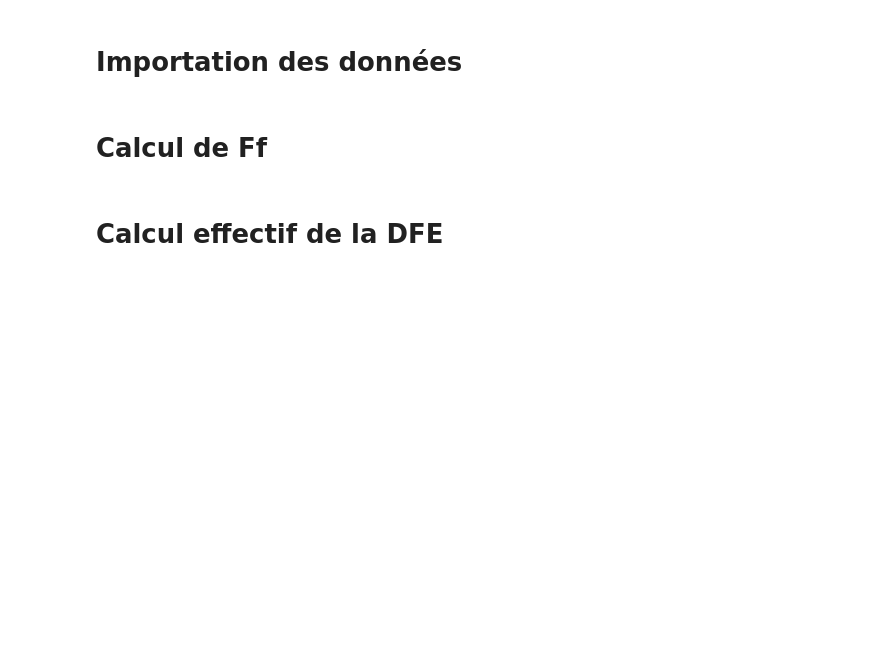
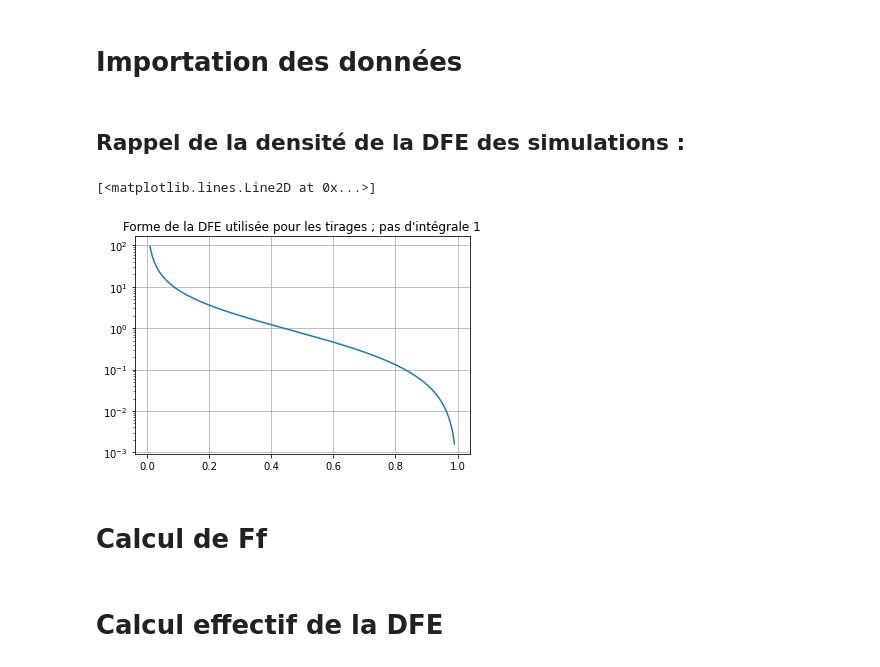
Before and after one commit to Jeremy-Andreoletti/MSV_Project_DFE, a Jupyter notebook: IV2_DFE-EDP-Fourier_Estimation-complete.ipynb, the cells around one changed output. Cells and saved outputs as stored; diff of their text form; code cells hidden in the pictures; blank space fills up the shorter version.

```diff
--- a/IV2_DFE-EDP-Fourier_Estimation-complete.ipynb
+++ b/IV2_DFE-EDP-Fourier_Estimation-complete.ipynb
@@ -34,6 +34,20 @@ with open('Donnees_simulees/growthR_sim.npy', 'rb') as f:
     growthR_sim = np.load(f)
 with open('Donnees_simulees/growthR_sim_noisy.npy', 'rb') as f:
     growthR_sim_noise = np.load(f)
+# %% [markdown]
+## Rappel de la densité de la DFE des simulations :
+# %%
+alpha=0.0074
+beta=2.4
+
+zar=np.linspace(0.01,0.99,1000)
+plt.yscale('log')
+plt.grid()
+plt.title("Forme de la DFE utilisée pour les tirages ; pas d'intégrale 1")
+plt.plot(zar,[z**(alpha-1)*(1-z)**(beta-1) for z in zar])
+# %% [output]
+[<matplotlib.lines.Line2D at 0x...>]
+[figure, added]
 # %% [markdown]
 # Calcul de Ff
 # %%
```
Also changed, not shown: parts of 24 cells of this notebook, 1 other file.
